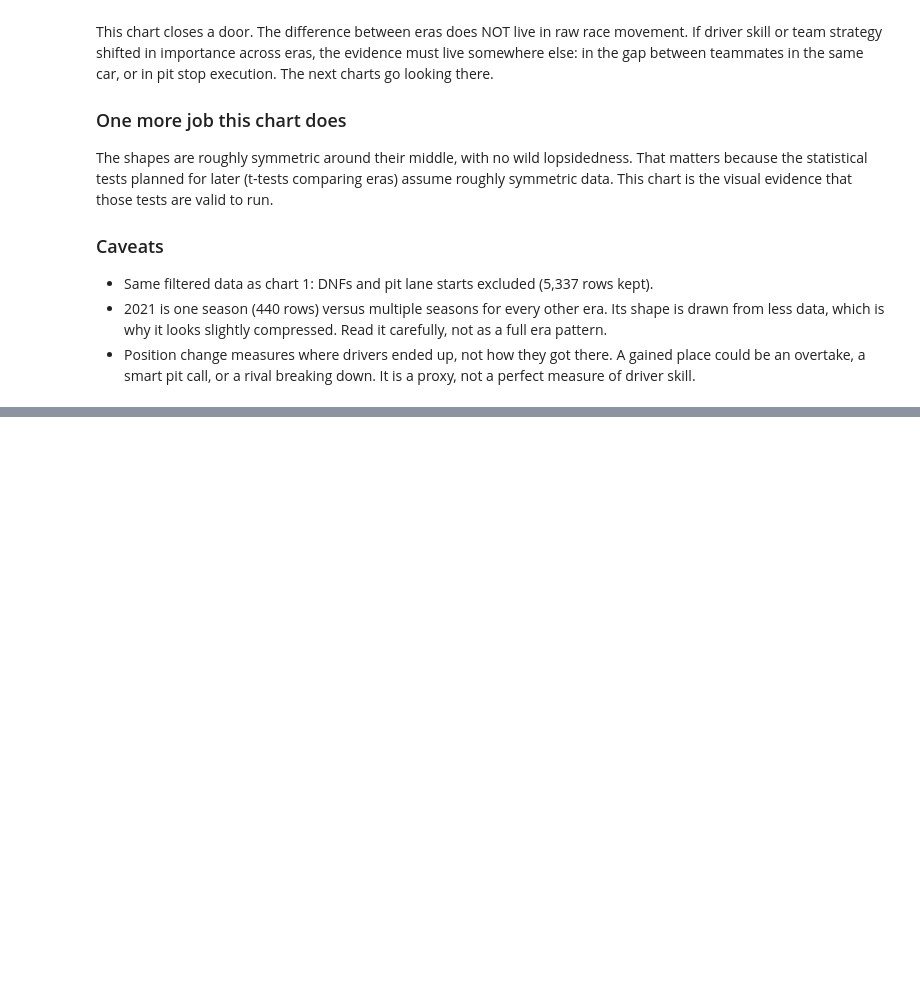
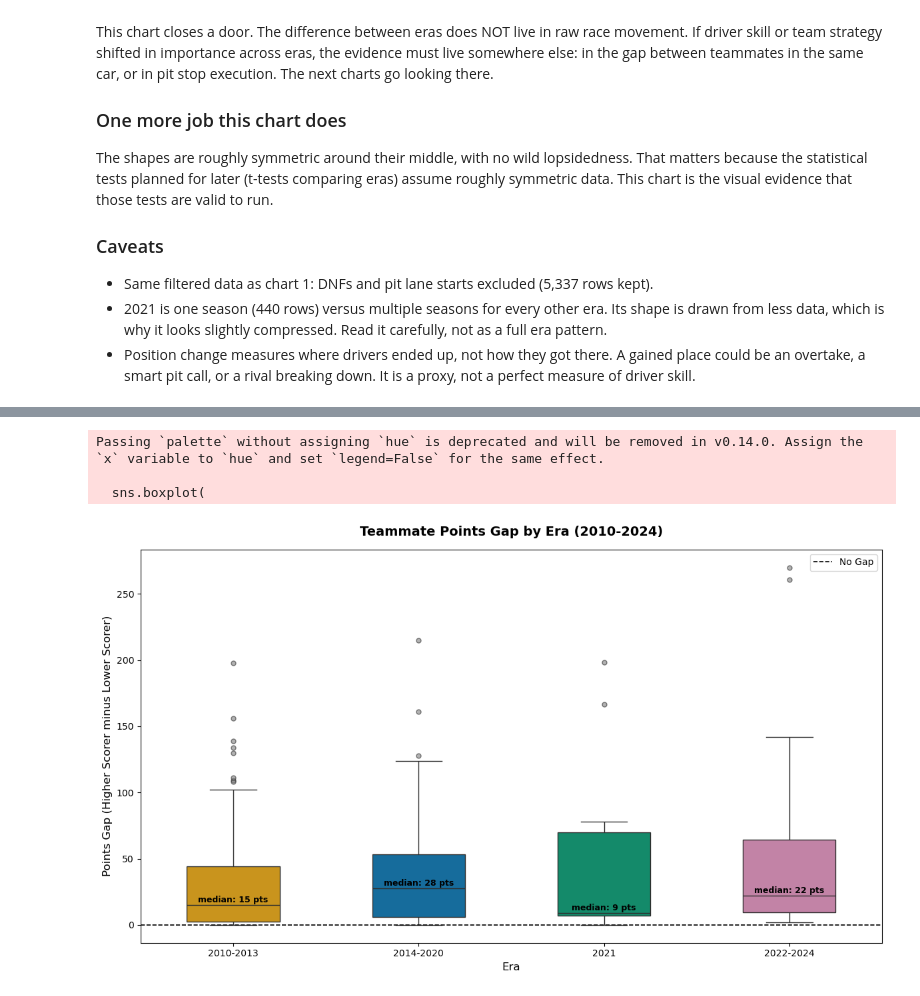
Before and after one commit to ayemaqu/F1_Driver_vs_Strategy, a Jupyter notebook: notebooks/03_eda.ipynb, the cells around one changed output, grey strips where cells are left out. Saved outputs shown, nothing was run; the diff lists cells and outputs as text; code cells hidden in the pictures; blank space fills up the shorter version.

```diff
--- a/notebooks/03_eda.ipynb
+++ b/notebooks/03_eda.ipynb
@@ -409,0 +426,6 @@ team_season.head()
+# %%
+team_season['era'] = pd.cut(
+    team_season['year'],
+    bins=[2009, 2013, 2020, 2021, 2024],
+    labels=['2010-2013', '2014-2020', '2021', '2022-2024']
+)
@@ -409,0 +441,57 @@ team_season.head()
+# %%
+fig, ax = plt.subplots(figsize=(12, 7))
+
+sns.boxplot(
+    data=team_season,
+    x='era',
+    y='teammate_gap',
+    palette=era_palette,
+    width=0.5,
+    flierprops=dict(marker='o', markerfacecolor='grey',
+                    markersize=5, alpha=0.6),
+    ax=ax
+)
+
+# Reference line at zero: no gap between teammates
+ax.axhline(y=0, color='black', linewidth=1.2,
+           linestyle='--', label='No Gap')
+
+ax.set_title(
+    'Teammate Points Gap by Era (2010-2024)',
+    fontsize=14,
+    fontweight='bold',
+    pad=15
+)
+ax.set_xlabel('Era', fontsize=12)
+ax.set_ylabel('Points Gap (Higher Scorer minus Lower Scorer)',
+              fontsize=12)
+
+# Median annotation per era
+era_order = ['2010-2013', '2014-2020', '2021', '2022-2024']
+for i, era in enumerate(era_order):
+    median = team_season[
+        team_season['era'] == team_season['era']
+    ]
+    median_val = team_season[
+        team_season['era'] == era
+    ]['teammate_gap'].median()
+    ax.text(
+        i, median_val + 2,
+        f'median: {median_val:.0f} pts',
+        ha='center',
+        fontsize=9,
+        fontweight='bold',
+        color='black'
+    )
+
+ax.legend(fontsize=10)
+
+plt.tight_layout()
+plt.savefig('../visualizations/chart3_teammate_gap_by_era.png',
+            dpi=150, bbox_inches='tight')
+plt.show()
+# %% [output]
+Passing `palette` without assigning `hue` is deprecated and will be removed in v0.14.0. Assign the `x` variable to `hue` and set `legend=False` for the same effect.
+
+  sns.boxplot(
+[figure, added]
```
Also changed, not shown: parts of 17 cells of this notebook.
